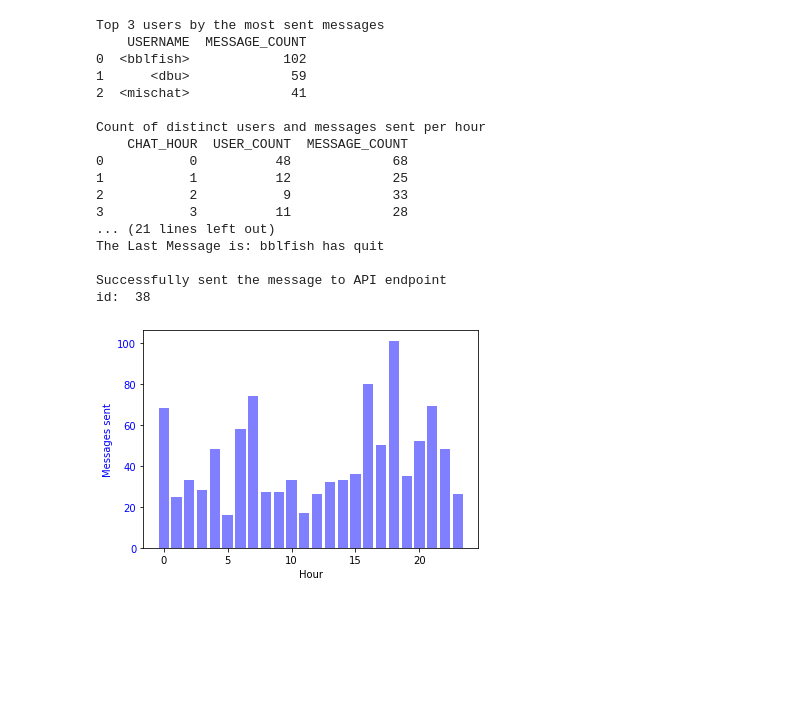
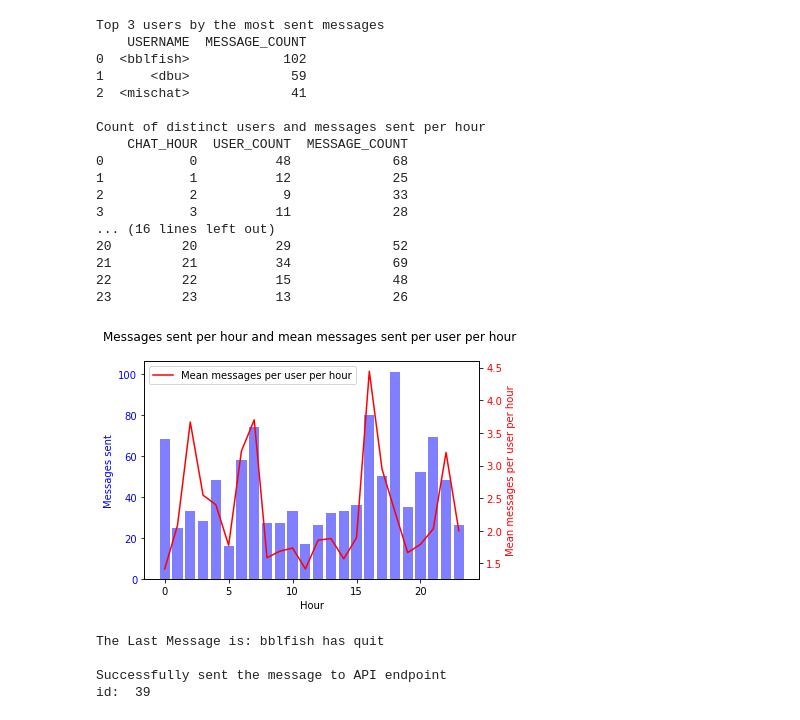
Before and after one commit to aliShouman0/influeAnswers-test, a Jupyter notebook: Untitled.ipynb, the cells around one changed output. Saved outputs shown, nothing was run; the diff lists cells and outputs as text; code cells hidden in the pictures; blank space fills up the shorter version.

Commit message:
Adding a second y-axis to the right that shares the same x-axis with the bar graph and Plot the mean messages sent per user per hour

```diff
--- a/Untitled.ipynb
+++ b/Untitled.ipynb
@@ -108,6 +108,25 @@ ax1.tick_params(axis='y', labelcolor='blue')
 
 
 
+# Calculate the mean messages sent per user per hour
+mean_messages_sent = result['MESSAGE_COUNT']/ result['USER_COUNT']
+
+# Add a second y-axis to the right that shares the same x-axis
+ax2 = ax1.twinx()
+
+# Plot the mean messages sent per user per hour
+ax2.plot(result['CHAT_HOUR'], mean_messages_sent, color='red', label='Mean messages per user per hour')
+ax2.set_ylabel('Mean messages per user per hour', color='red') # we already handled the x-label with ax1
+ax2.tick_params(axis='y', labelcolor='red')
+
+# Add a title and legend
+plt.title('Messages sent per hour and mean messages sent per user per hour \n')
+plt.legend()
+
+# Show the plot
+plt.show()
+
+
 
 #Question 4
 #Send the last-sent message of the username with the most messages sent to  API endpoint
@@ -138,36 +157,40 @@ LIMIT 1
 result = ps.sqldf(query, locals())
 last_message = result['CHAT_MESSAGE'][0]
 
 print(f"\nThe Last Message is: {last_message }\n")
 
 
 endpoint_url = 'https://63da8f4c19fffcd620cc7ea3.mockapi.io/coding-test/chatstats'
 data = {'username': username, 'chat_message': last_message}
 
 response = requests.post(endpoint_url, data )
 
 if response.status_code == 201:
     print('Successfully sent the message to API endpoint ')
     print('id: ', response.json()['id'])
 
 else:
     print(f'Failed to send the message. Response: {response.text}')
 # %% [output]
 Top 3 users by the most sent messages
     USERNAME  MESSAGE_COUNT
 0  <bblfish>            102
 1      <dbu>             59
 2  <mischat>             41
 
 Count of distinct users and messages sent per hour
     CHAT_HOUR  USER_COUNT  MESSAGE_COUNT
 0           0          48             68
 1           1          12             25
 2           2           9             33
 3           3          11             28
-... (21 lines left out)
-The Last Message is: bblfish has quit
-
-Successfully sent the message to API endpoint
-id:  38
+... (16 lines left out)
+20         20          29             52
+21         21          34             69
+22         22          15             48
+23         23          13             26
-[figure, old version]
+[figure, new version]
+The Last Message is: bblfish has quit
+
+Successfully sent the message to API endpoint
+id:  39
```
